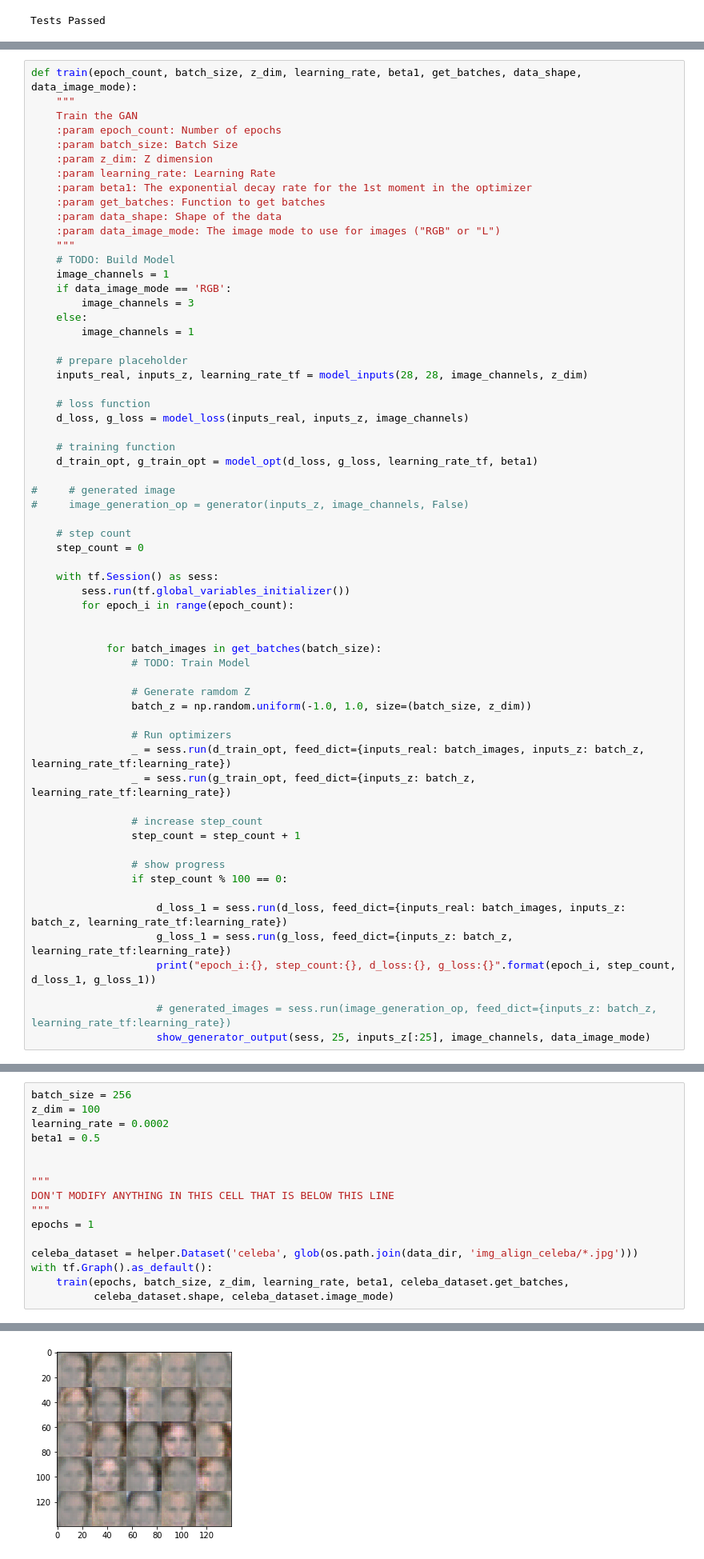
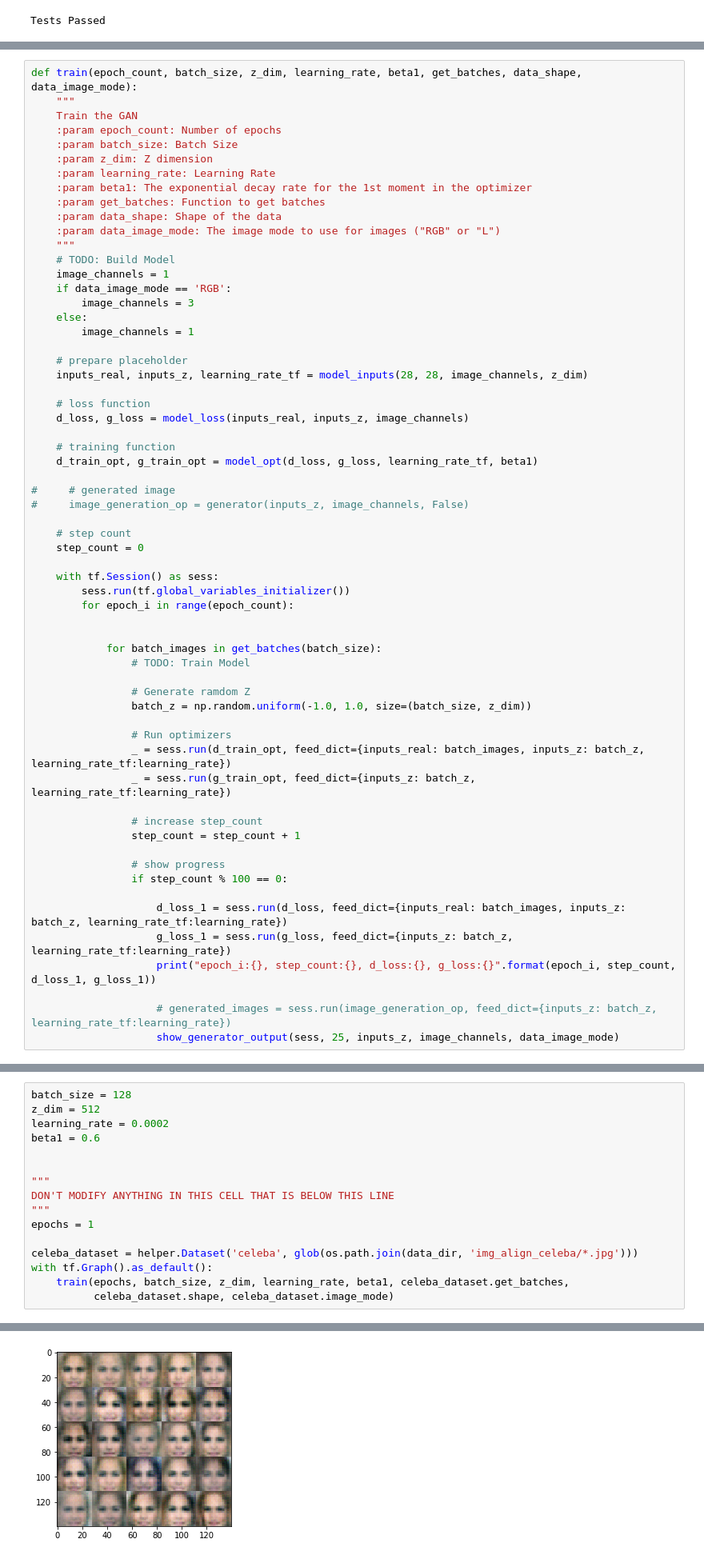
Before and after one commit to kouohhashi/dlnd_face_generation, a Jupyter notebook: dlnd_face_generation.ipynb, the cells around one changed output, grey strips where cells are left out. Shown at 80% size. Cells and saved outputs as stored; diff of their text form.

```diff
--- a/dlnd_face_generation.ipynb
+++ b/dlnd_face_generation.ipynb
@@ -462,7 +462,7 @@ def train(epoch_count, batch_size, z_dim, learning_rate, beta1, get_batches, dat
                     print("epoch_i:{}, step_count:{}, d_loss:{}, g_loss:{}".format(epoch_i, step_count, d_loss_1, g_loss_1))
 
                     # generated_images = sess.run(image_generation_op, feed_dict={inputs_z: batch_z, learning_rate_tf:learning_rate})
-                    show_generator_output(sess, 25, inputs_z[:25], image_channels, data_image_mode)
+                    show_generator_output(sess, 25, inputs_z, image_channels, data_image_mode)
 # %% [markdown]
 ### MNIST
 Test your GANs architecture on MNIST.  After 2 epochs, the GANs should be able to generate images that look like handwritten digits.  Make sure the loss of the generator is lower than the loss of the discriminator or close to 0.
@@ -495,10 +500,10 @@ epoch_i:1, step_count:400, d_loss:0.6018105745315552, g_loss:1.5711361169815063
 ### CelebA
 Run your GANs on CelebA.  It will take around 20 minutes on the average GPU to run one epoch.  You can run the whole epoch or stop when it starts to generate realistic faces.
 # %%
-batch_size = 256
-z_dim = 100
+batch_size = 128
+z_dim = 512
 learning_rate = 0.0002
-beta1 = 0.5
+beta1 = 0.6
 
 
 """
@@ -525 +530 @@ epoch_i:0, step_count:600, d_loss:0.003920240327715874, g_loss:6.617209434509277
-[figure, old version]
+[figure, new version]
```
Also changed, not shown: parts of 2 cells of this notebook, 1 other file.
